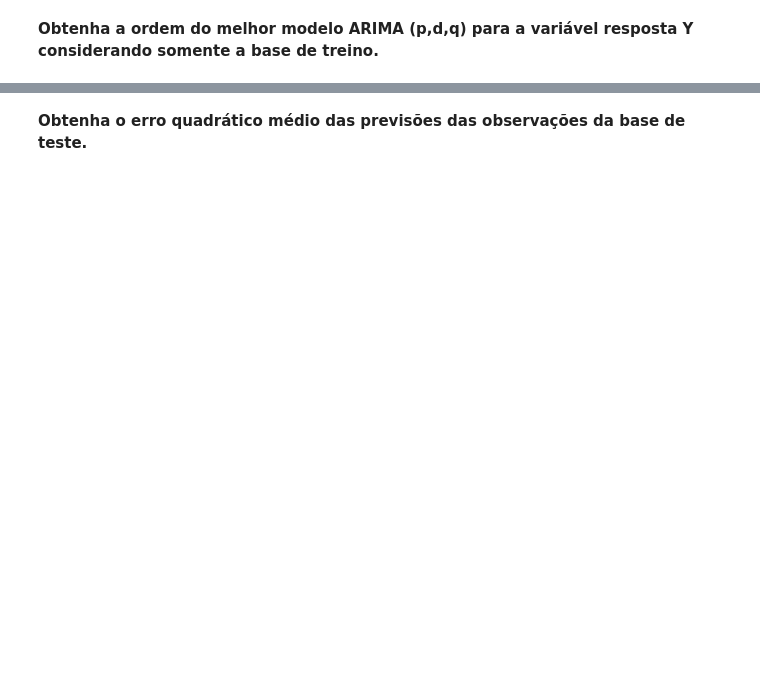
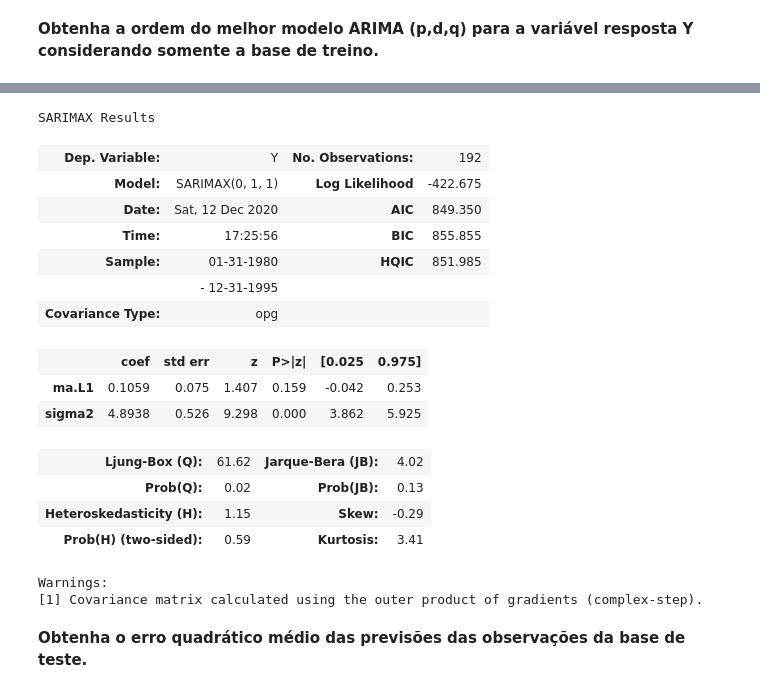
Before and after one commit to guilourenzo/mba-usp, a Jupyter notebook: PROVA FINAL/Avaliação Final/Av Final ECD e AD - Comandos disponibilizados.ipynb, the cells around one changed output, grey strips where cells are left out. Saved outputs shown, nothing was run; the diff lists cells and outputs as text; code cells hidden in the pictures; blank space fills up the shorter version.

```diff
--- a/PROVA FINAL/Avaliação Final/Av Final ECD e AD - Comandos disponibilizados.ipynb
+++ b/PROVA FINAL/Avaliação Final/Av Final ECD e AD - Comandos disponibilizados.ipynb
@@ -116,3 +291,25 @@ dados_teste = dados.iloc[round((len(dados) * 0.8)):]
+# %%
+modelo = SARIMAX(dados_treino['Y'],order=(0,1,1),seasonal_order=(0,0,0,7))
+resultado = modelo.fit()
+resultado.summary()
+# %% [output]
+SARIMAX Results
+| Dep. Variable: | Y | No. Observations: | 192 |
+| Model: | SARIMAX(0, 1, 1) | Log Likelihood | -422.675 |
+| Date: | Sat, 12 Dec 2020 | AIC | 849.350 |
+| Time: | 17:25:56 | BIC | 855.855 |
+| Sample: | 01-31-1980 | HQIC | 851.985 |
+|  | - 12-31-1995 |  |  |
+| Covariance Type: | opg |  |  |
+|  | coef | std err | z | P>|z| | [0.025 | 0.975] |
+| ma.L1 | 0.1059 | 0.075 | 1.407 | 0.159 | -0.042 | 0.253 |
+| sigma2 | 4.8938 | 0.526 | 9.298 | 0.000 | 3.862 | 5.925 |
+| Ljung-Box (Q): | 61.62 | Jarque-Bera (JB): | 4.02 |
+| Prob(Q): | 0.02 | Prob(JB): | 0.13 |
+| Heteroskedasticity (H): | 1.15 | Skew: | -0.29 |
+| Prob(H) (two-sided): | 0.59 | Kurtosis: | 3.41 |
+Warnings:
+[1] Covariance matrix calculated using the outer product of gradients (complex-step).
 # %% [markdown]
 **Obtenha o erro quadrático médio das previsões das observações da base de teste.**
 # %%
```
Also changed, not shown: parts of 19 cells of this notebook, 9 other files.
